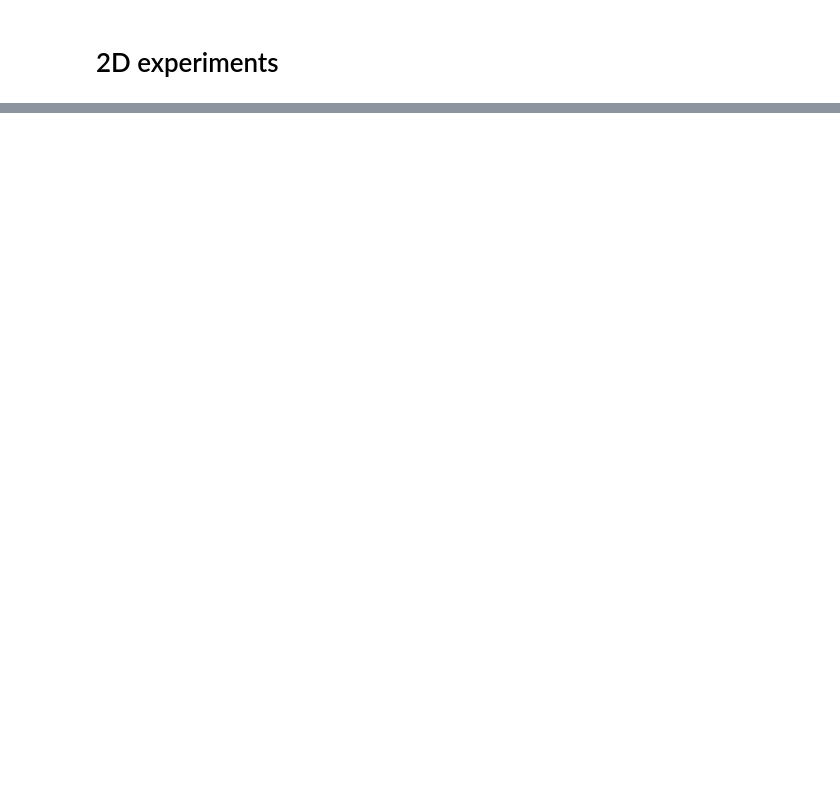
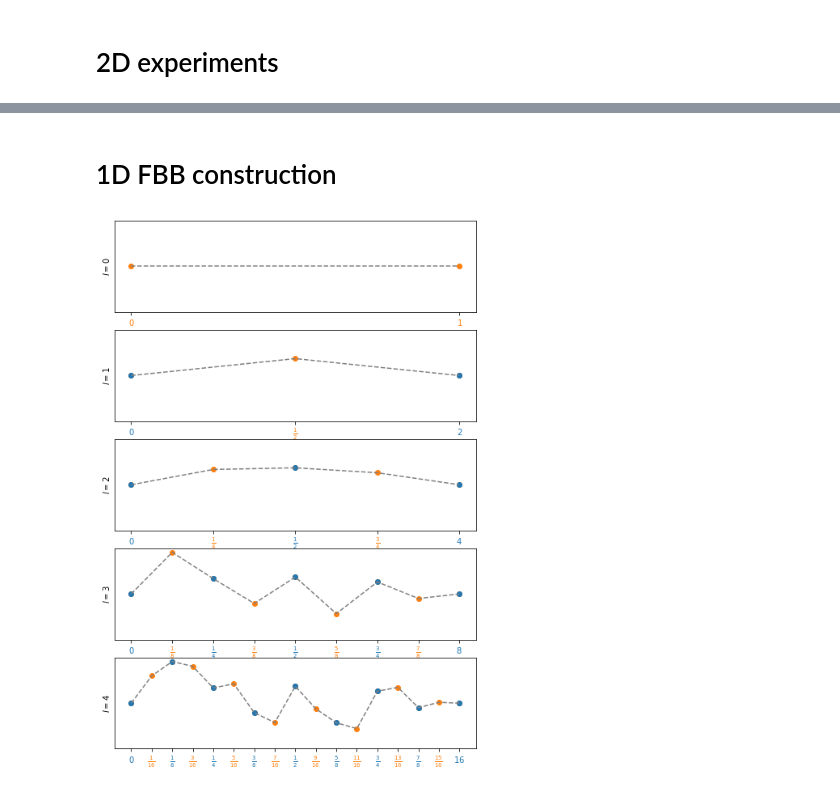
Before and after one commit to kjetil-lye/phd_thesis_standalone_plots, a Jupyter notebook: examples/fbb/fbb_experiments_initial.ipynb, the cells around one changed output, grey strips where cells are left out. Cells and saved outputs as stored; diff of their text form; code cells hidden in the pictures; blank space fills up the shorter version.

Commit message:
added fbb construction picture

```diff
--- a/examples/fbb/fbb_experiments_initial.ipynb
+++ b/examples/fbb/fbb_experiments_initial.ipynb
@@ -54,0 +56,46 @@ for H in Hurst_indices:
+# %% [markdown]
+# 1D FBB construction
+# %%
+resolutions = [1, 2, 4, 8, 16]
+
+fig, axes = plt.subplots(len(resolutions), 1, sharex=False, figsize=(8,12))
+
+from fractions import Fraction
+def nice_fraction_string(n, m):
+    fract = Fraction(n, m)
+    if fract.denominator== 1:
+        return f'${n}$'
+    else:
+        return f'$\\frac{{{fract.numerator}}}{{{fract.denominator}}}$'
+
+
+for n, r in enumerate(resolutions):
+    x = np.linspace(0, 1, r+1)
+    fbb = fbmpy.fractional_brownian_bridge_1d(0.5, r, X)
+    #axes[n].plot(x, fbb, color='C0')
+    axes[n].plot(x, fbb, 'o', color='C1')
+
+
+
+    if n > 0:
+        axes[n].plot(x[0::2], fbb[0::2], 'o', color='C0')
+    axes[n].plot(x, fbb, '--', color='gray')
+
+    axes[n].set_ylim([-0.5, 0.5])
+    axes[n].get_yaxis().set_ticks([])
+    axes[n].set_ylabel(f'$l={n}$')
+
+    axes[n].set_xticks(x)
+    axes[n].set_xticklabels([nice_fraction_string(n, r) for n in range(r+1)])
+
+
+    for m, ticklabel in enumerate(axes[n].xaxis.get_ticklabels()):
+        if r == 1:
+            ticklabel.set_color("C1")
+        else:
+            if m % 2 == 1:
+                ticklabel.set_color("C1")
+            else:
+                ticklabel.set_color("C0")
+# %% [output]
+[figure, added]
```
Also changed, not shown: parts of 3 cells of this notebook.
